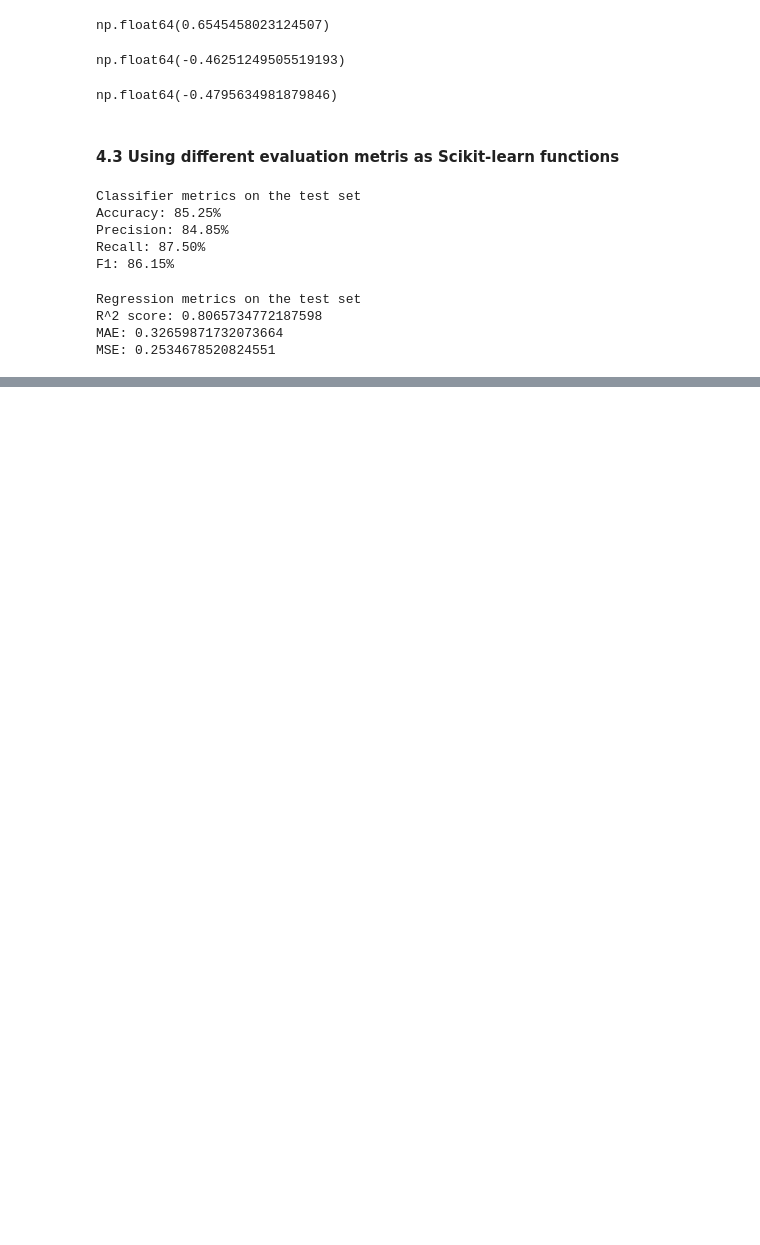
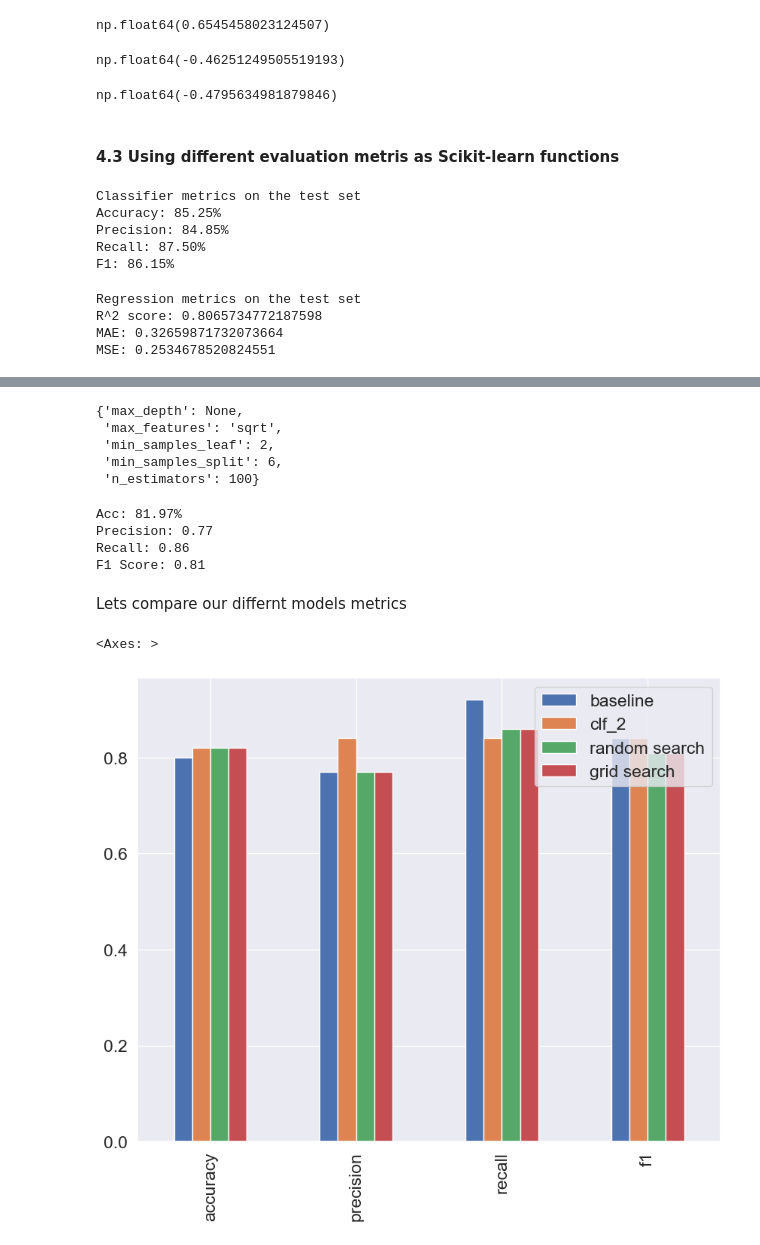
Before and after one commit to usheikhh/ZTM-AI-ML-DS, a Jupyter notebook: scikit/intro-to-scikit-learn.ipynb, the cells around one changed output, grey strips where cells are left out. Cells and saved outputs as stored; diff of their text form; code cells hidden in the pictures; blank space fills up the shorter version.

```diff
--- a/scikit/intro-to-scikit-learn.ipynb
+++ b/scikit/intro-to-scikit-learn.ipynb
@@ -1574,0 +1815,30 @@ MSE: 0.2534678520824551
+# %%
+grid2 = {'n_estimators': [100,200,5000],
+        'max_depth': [None],
+        'max_features': ['auto', 'sqrt'],
+        'min_samples_split': [6],
+        'min_samples_leaf': [1,2]}
+# %%
+from sklearn.model_selection import GridSearchCV, train_test_split
+
+
+np.random.seed(42)
+
+# split into x and y
+X = heart_disease_shuffled.drop('target', axis =1)
+y = heart_disease_shuffled['target']
+
+# split into train/test
+X_train, X_test, y_train, y_test = train_test_split(X, y, test_size=0.2)
+
+# make model
+clf = RandomForestClassifier(n_jobs=1)
+
+# Setup RandomizedSearchCV
+gs_clf = GridSearchCV(estimator = clf,
+                            param_grid=grid2,
+                            cv = 5,
+                            verbose=2)
+
+# Fit the RandomizedSearchCV version of clf
+gs_clf.fit(X_train, y_train);
@@ -1574,0 +1880,31 @@ MSE: 0.2534678520824551
+# %%
+gs_clf.best_params_
+# %% [output]
+{'max_depth': None,
+ 'max_features': 'sqrt',
+ 'min_samples_leaf': 2,
+ 'min_samples_split': 6,
+ 'n_estimators': 100}
+# %%
+gs_y_preds = gs_clf.predict(X_test)
+
+# evaluate the predictions
+gs_metrics = evaluate_preds(y_test, gs_y_preds)
+# %% [output]
+Acc: 81.97%
+Precision: 0.77
+Recall: 0.86
+F1 Score: 0.81
+# %% [markdown]
+Lets compare our differnt models metrics
+# %%
+compare_metrics = pd.DataFrame({'baseline': baseline_metrics,
+                                'clf_2': clf_2_metrics,
+                                'random search': rs_metrics,
+                                'grid search': gs_metrics})
+
+
+compare_metrics.plot.bar(figsize=(10,8))
+# %% [output]
+<Axes: >
+[figure, added]
```
Also changed, not shown: parts of 15 cells of this notebook, 1 other file.
